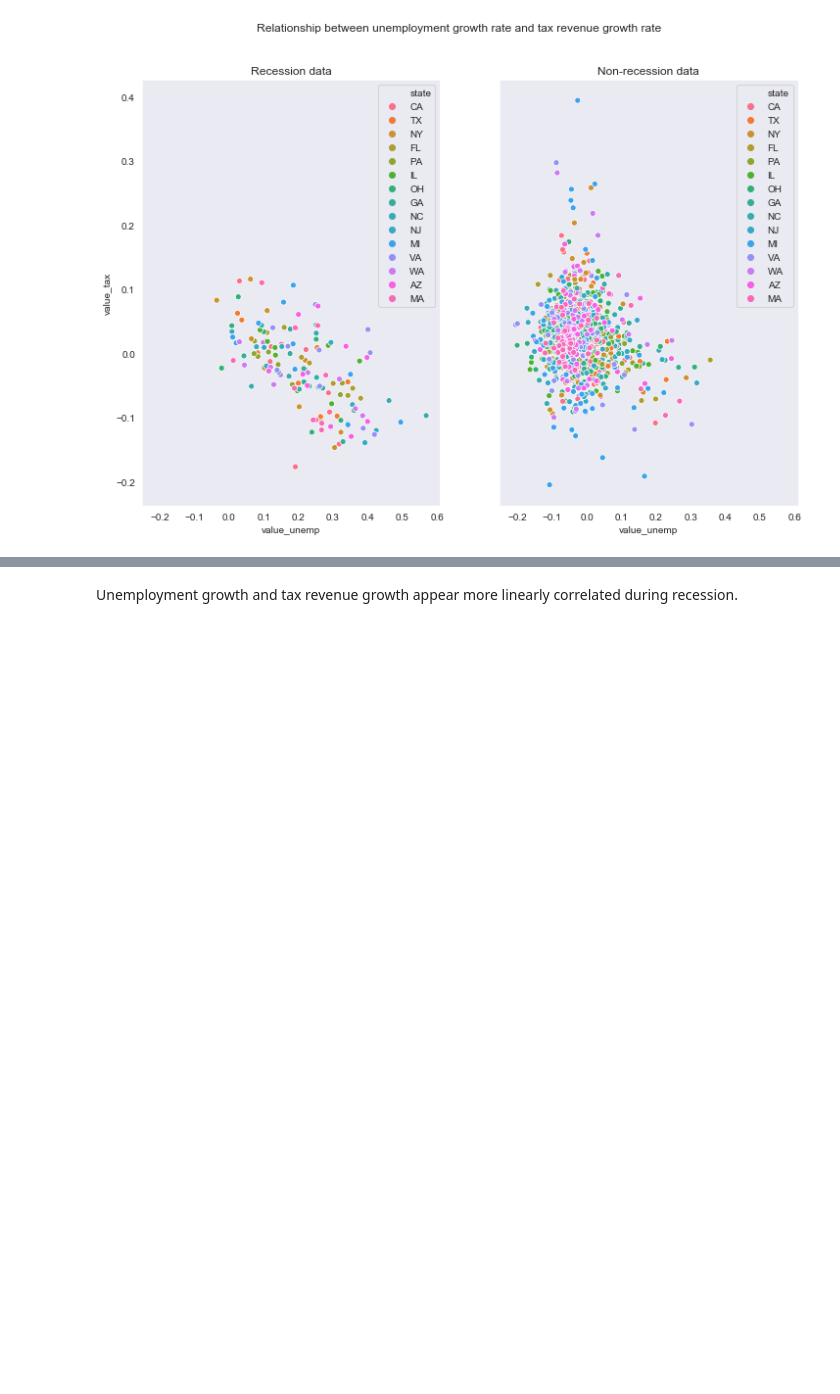
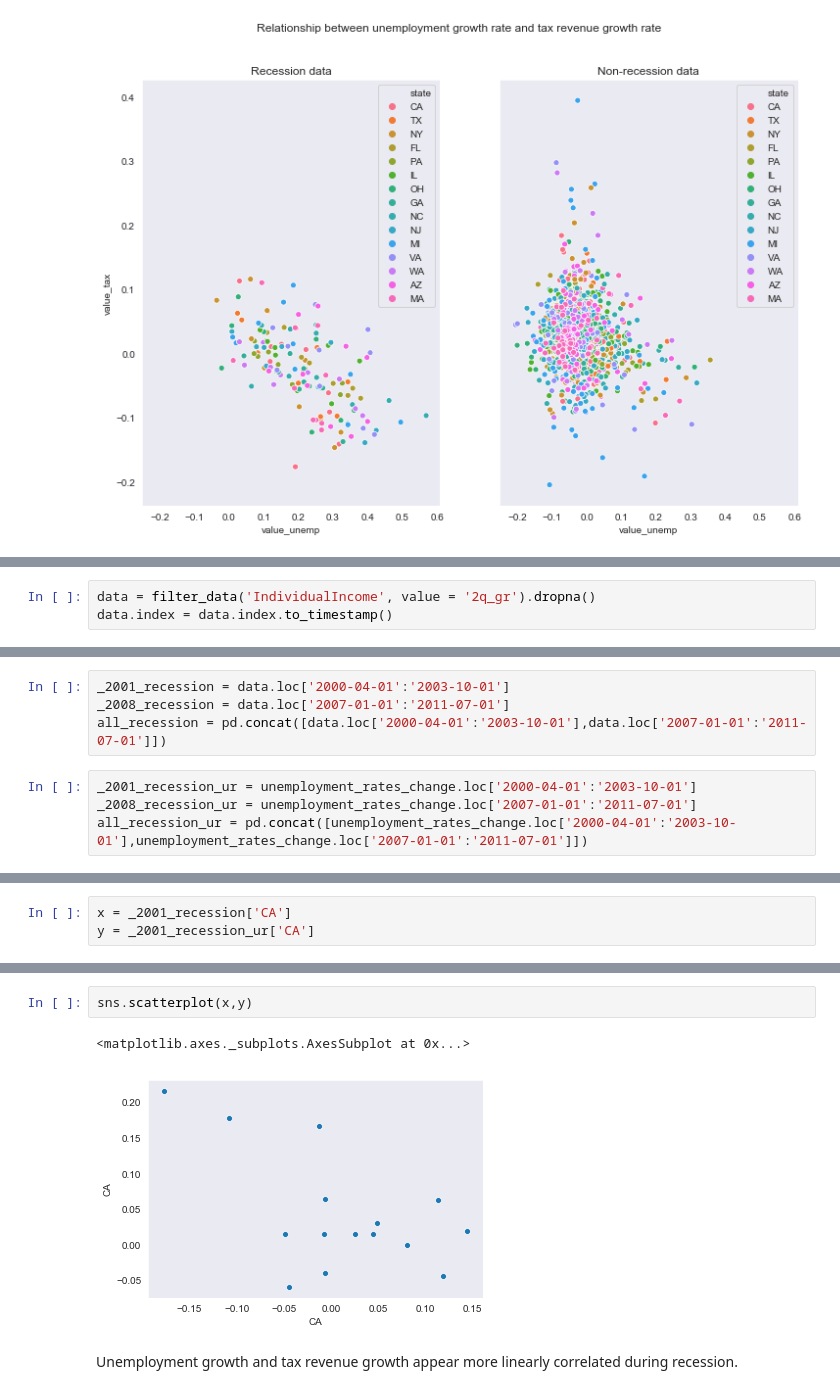
Before and after one commit to rcstein/qtax, a Jupyter notebook: QTax Data Analysis.ipynb, the cells around one changed output, grey strips where cells are left out. Saved outputs shown, nothing was run; the diff lists cells and outputs as text; blank space fills up the shorter version.

```diff
--- a/QTax Data Analysis.ipynb
+++ b/QTax Data Analysis.ipynb
@@ -846,0 +871,3 @@ plt.show()
+# %%
+data = filter_data('IndividualIncome', value = '2q_gr').dropna()
+data.index = data.index.to_timestamp()
@@ -846,0 +878,8 @@ plt.show()
+# %%
+_2001_recession = data.loc['2000-04-01':'2003-10-01']
+_2008_recession = data.loc['2007-01-01':'2011-07-01']
+all_recession = pd.concat([data.loc['2000-04-01':'2003-10-01'],data.loc['2007-01-01':'2011-07-01']])
+# %%
+_2001_recession_ur = unemployment_rates_change.loc['2000-04-01':'2003-10-01']
+_2008_recession_ur = unemployment_rates_change.loc['2007-01-01':'2011-07-01']
+all_recession_ur = pd.concat([unemployment_rates_change.loc['2000-04-01':'2003-10-01'],unemployment_rates_change.loc['2007-01-01':'2011-07-01']])
@@ -846,0 +901,3 @@ plt.show()
+# %%
+x = _2001_recession['CA']
+y = _2001_recession_ur['CA']
@@ -847,3 +928,8 @@ plt.show()
+# %%
+sns.scatterplot(x,y)
+# %% [output]
+<matplotlib.axes._subplots.AxesSubplot at 0x...>
+[figure, added]
 # %% [markdown]
 Unemployment growth and tax revenue growth appear more linearly correlated during recession.
 # %%
```
Also changed, not shown: parts of 35 cells of this notebook.
